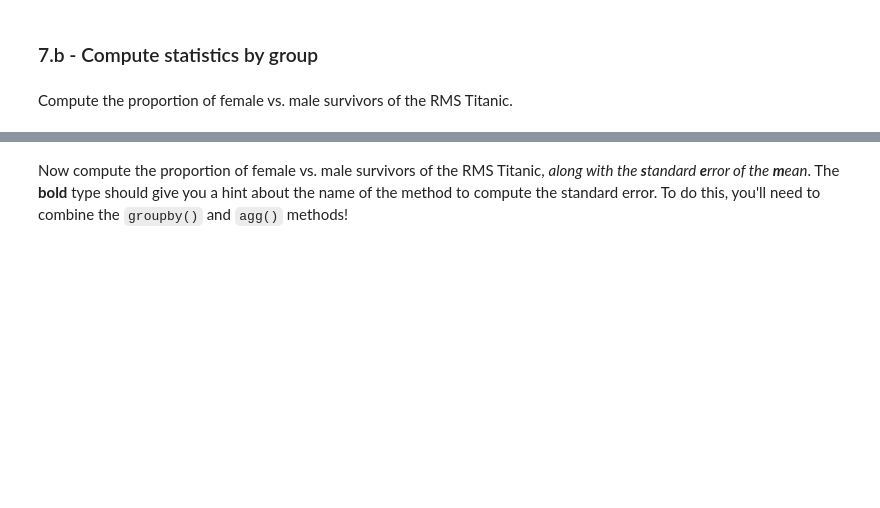
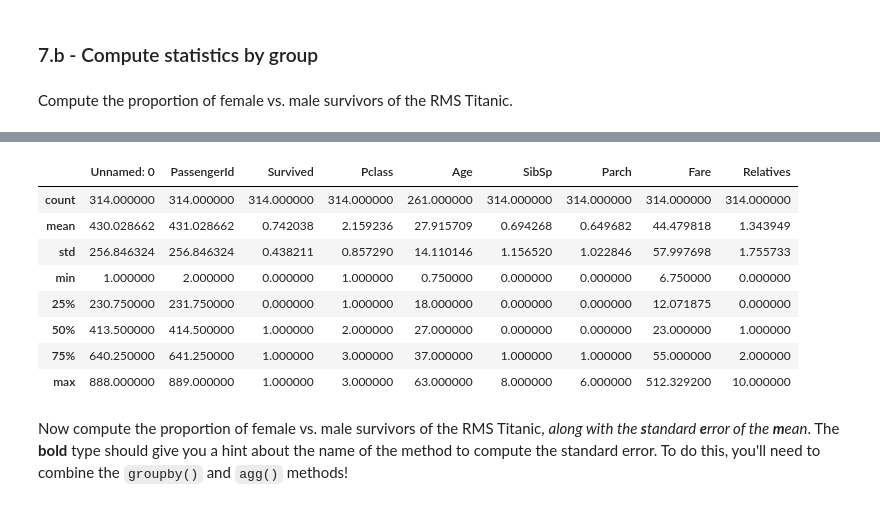
Before and after one commit to scingram1120/FDS-CourseTwo, a Jupyter notebook: t11HW.ipynb, the cells around one changed output, grey strips where cells are left out. Cells and saved outputs as stored; diff of their text form; code cells hidden in the pictures; blank space fills up the shorter version.

```diff
--- a/t11HW.ipynb
+++ b/t11HW.ipynb
@@ -222,3 +259,6 @@ Compute the proportion of survivors of the RMS Titanic. **Hint**: the coding of
 ### 7.a - Compute a mean for a subset of data
 # %% [markdown]
 Compute the proportion of survivors for the females on the RMS Titanic (you can do this in one go, or two steps, using an intermediate object containing just the female data).
+# %%
+female = titanic[titanic['Sex']=='female']
+female['Survived'].mean()
@@ -229,3 +287,15 @@ Compute the proportion of female vs. male survivors of the RMS Titanic.
+# %%
+female.describe()
+# %% [output]
+|  | Unnamed: 0 | PassengerId | Survived | Pclass | Age | SibSp | Parch | Fare | Relatives |
+| count | 314.000000 | 314.000000 | 314.000000 | 314.000000 | 261.000000 | 314.000000 | 314.000000 | 314.000000 | 314.000000 |
+| mean | 430.028662 | 431.028662 | 0.742038 | 2.159236 | 27.915709 | 0.694268 | 0.649682 | 44.479818 | 1.343949 |
+| std | 256.846324 | 256.846324 | 0.438211 | 0.857290 | 14.110146 | 1.156520 | 1.022846 | 57.997698 | 1.755733 |
+| min | 1.000000 | 2.000000 | 0.000000 | 1.000000 | 0.750000 | 0.000000 | 0.000000 | 6.750000 | 0.000000 |
+| 25% | 230.750000 | 231.750000 | 0.000000 | 1.000000 | 18.000000 | 0.000000 | 0.000000 | 12.071875 | 0.000000 |
+| 50% | 413.500000 | 414.500000 | 1.000000 | 2.000000 | 27.000000 | 0.000000 | 0.000000 | 23.000000 | 1.000000 |
+| 75% | 640.250000 | 641.250000 | 1.000000 | 3.000000 | 37.000000 | 1.000000 | 1.000000 | 55.000000 | 2.000000 |
+| max | 888.000000 | 889.000000 | 1.000000 | 3.000000 | 63.000000 | 8.000000 | 6.000000 | 512.329200 | 10.000000 |
 # %% [markdown]
 Now compute the proportion of female vs. male survivors of the RMS Titanic, *along with the **s**tandard **e**rror of the **m**ean*. The **bold** type should give you a hint about the name of the method to compute the standard error. To do this, you'll need to combine the `groupby()` and `agg()` methods!
 # %% [markdown]
```
Also changed, not shown: parts of 8 cells of this notebook, 3 other files.
